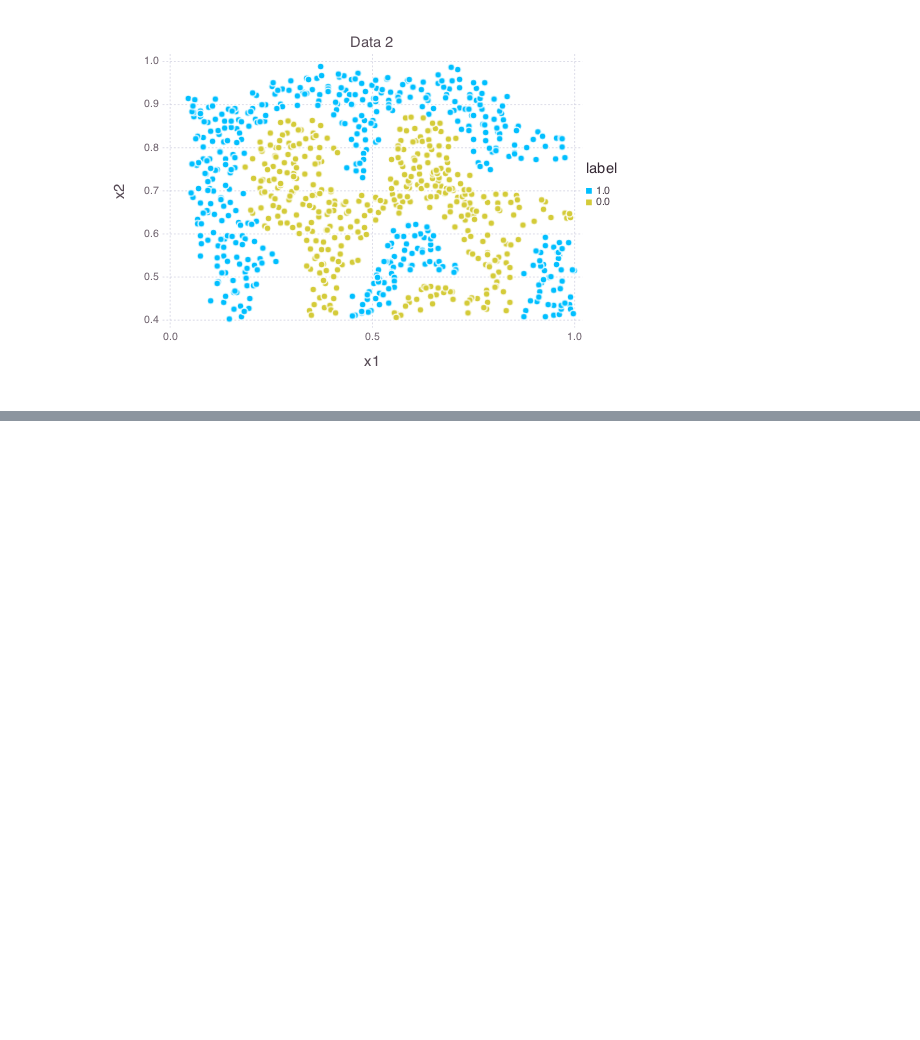
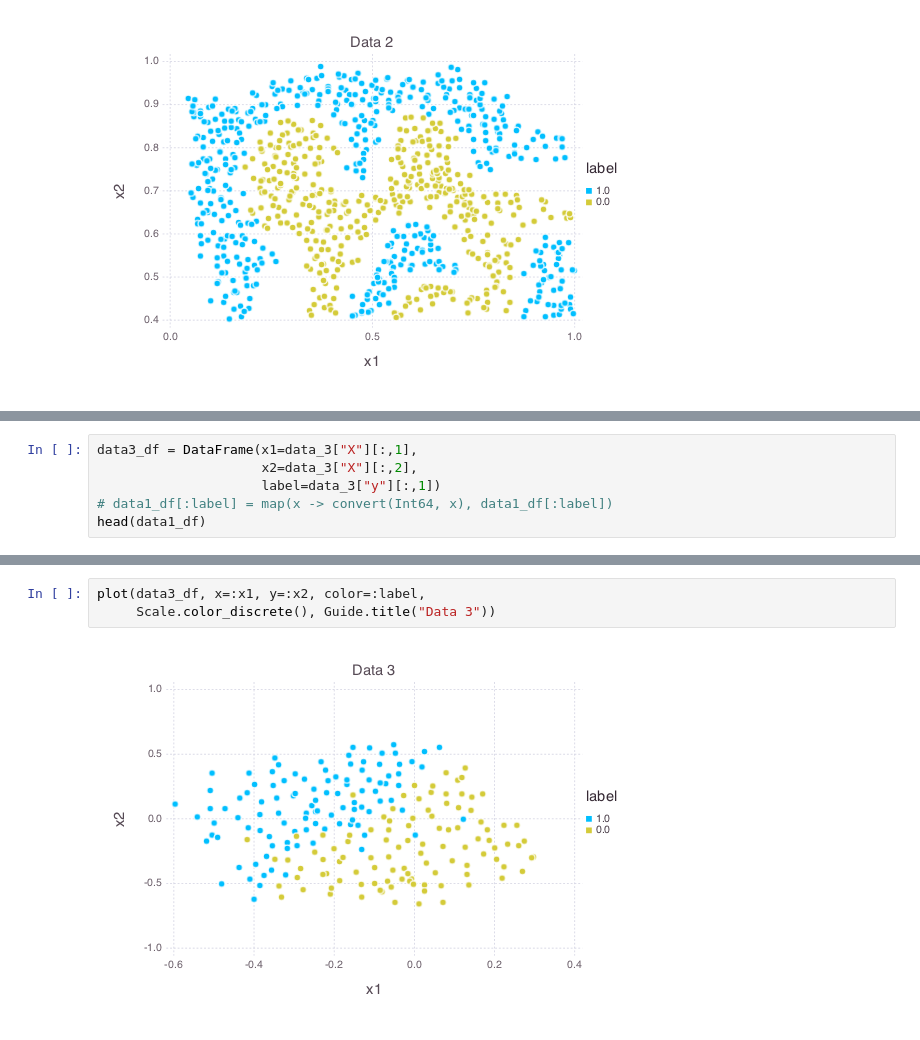
Before and after one commit to xiaohk/machine_learning_julia, a Jupyter notebook: exercise6/exercise6.ipynb, the cells around one changed output, grey strips where cells are left out. Drawn from its saved outputs; the diff is of its cells as text; blank space fills up the shorter version.

```diff
--- a/exercise6/exercise6.ipynb
+++ b/exercise6/exercise6.ipynb
@@ -148,0 +165,6 @@ IndexError('tuple index out of range',)
+# %%
+data3_df = DataFrame(x1=data_3["X"][:,1],
+                     x2=data_3["X"][:,2],
+                     label=data_3["y"][:,1])
+# data1_df[:label] = map(x -> convert(Int64, x), data1_df[:label])
+head(data1_df)
@@ -148,0 +179,5 @@ IndexError('tuple index out of range',)
+# %%
+plot(data3_df, x=:x1, y=:x2, color=:label,
+     Scale.color_discrete(), Guide.title("Data 3"))
+# %% [output]
+[figure, added]
```
Also changed, not shown: parts of 20 cells of this notebook, 6 other files.
